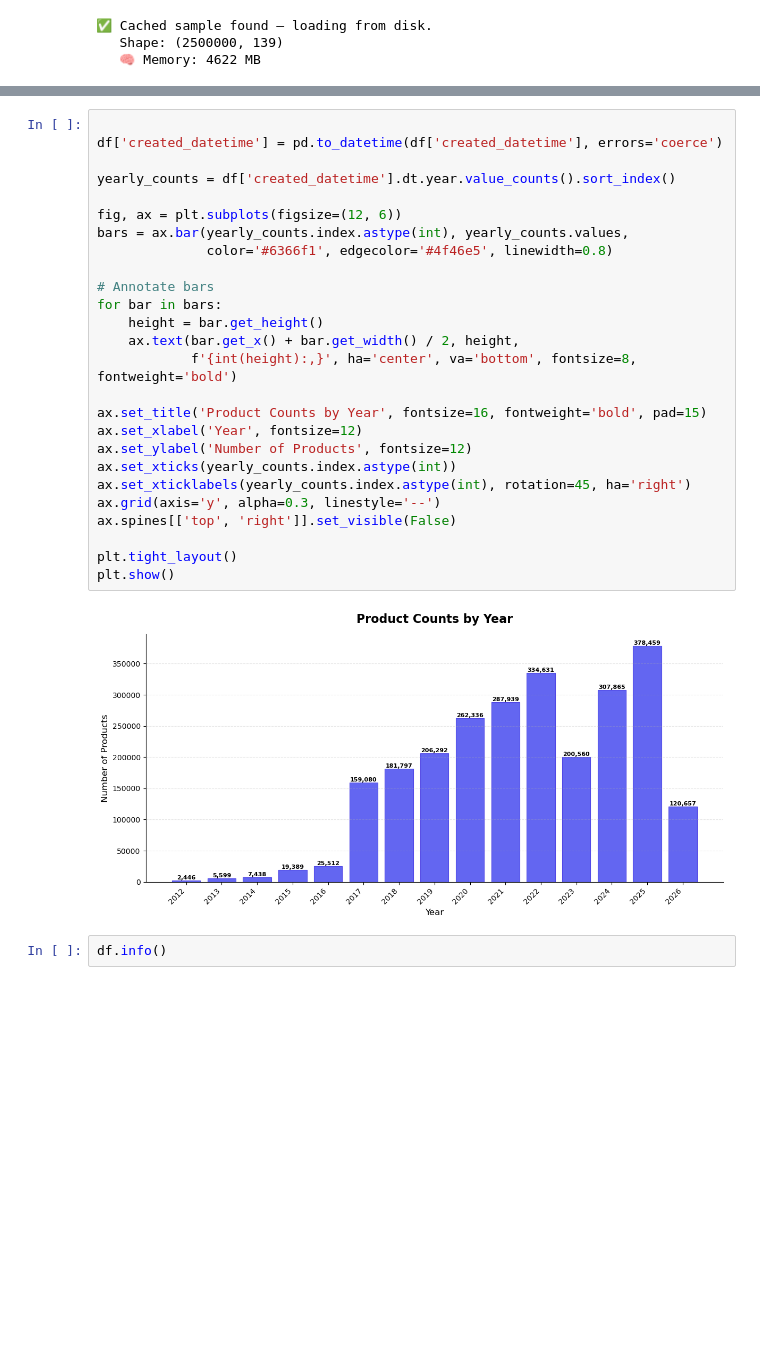
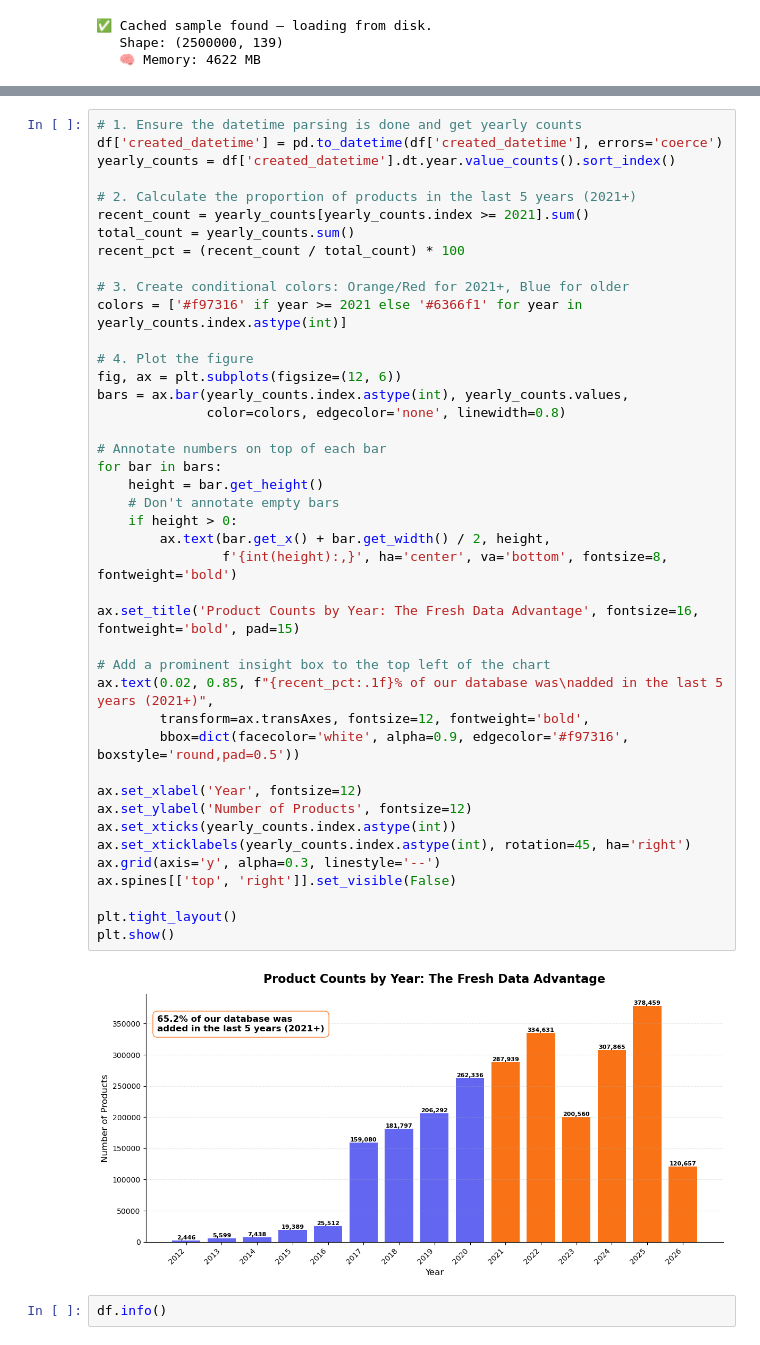
Before and after one commit to ishola-faazele/market-gap-analysis, a Jupyter notebook: notebooks/analysis.ipynb, the cells around one changed output, grey strips where cells are left out. Drawn from its saved outputs; the diff is of its cells as text; blank space fills up the shorter version.

```diff
--- a/notebooks/analysis.ipynb
+++ b/notebooks/analysis.ipynb
@@ -31,31 +46,47 @@ df = load_or_sample(
 # %%
-
+# 1. Ensure the datetime parsing is done and get yearly counts
 df['created_datetime'] = pd.to_datetime(df['created_datetime'], errors='coerce')
-
 yearly_counts = df['created_datetime'].dt.year.value_counts().sort_index()
 
+# 2. Calculate the proportion of products in the last 5 years (2021+)
+recent_count = yearly_counts[yearly_counts.index >= 2021].sum()
+total_count = yearly_counts.sum()
+recent_pct = (recent_count / total_count) * 100
+
+# 3. Create conditional colors: Orange/Red for 2021+, Blue for older
+colors = ['#f97316' if year >= 2021 else '#6366f1' for year in yearly_counts.index.astype(int)]
+
+# 4. Plot the figure
 fig, ax = plt.subplots(figsize=(12, 6))
 bars = ax.bar(yearly_counts.index.astype(int), yearly_counts.values,
-              color='#6366f1', edgecolor='#4f46e5', linewidth=0.8)
+              color=colors, edgecolor='none', linewidth=0.8)
 
-# Annotate bars
+# Annotate numbers on top of each bar
 for bar in bars:
     height = bar.get_height()
-    ax.text(bar.get_x() + bar.get_width() / 2, height,
-            f'{int(height):,}', ha='center', va='bottom', fontsize=8, fontweight='bold')
+    # Don't annotate empty bars
+    if height > 0:
+        ax.text(bar.get_x() + bar.get_width() / 2, height,
+                f'{int(height):,}', ha='center', va='bottom', fontsize=8, fontweight='bold')
 
-ax.set_title('Product Counts by Year', fontsize=16, fontweight='bold', pad=15)
+ax.set_title('Product Counts by Year: The Fresh Data Advantage', fontsize=16, fontweight='bold', pad=15)
+
+# Add a prominent insight box to the top left of the chart
+ax.text(0.02, 0.85, f"{recent_pct:.1f}% of our database was\nadded in the last 5 years (2021+)",
+        transform=ax.transAxes, fontsize=12, fontweight='bold',
+        bbox=dict(facecolor='white', alpha=0.9, edgecolor='#f97316', boxstyle='round,pad=0.5'))
+
 ax.set_xlabel('Year', fontsize=12)
 ax.set_ylabel('Number of Products', fontsize=12)
 ax.set_xticks(yearly_counts.index.astype(int))
 ax.set_xticklabels(yearly_counts.index.astype(int), rotation=45, ha='right')
 ax.grid(axis='y', alpha=0.3, linestyle='--')
 ax.spines[['top', 'right']].set_visible(False)
 
 plt.tight_layout()
 plt.show()
 # %% [output]
-[figure, old version]
+[figure, new version]
 # %%
 df.info()
 # %% [output]
```
Also changed, not shown: parts of 43 cells of this notebook.
